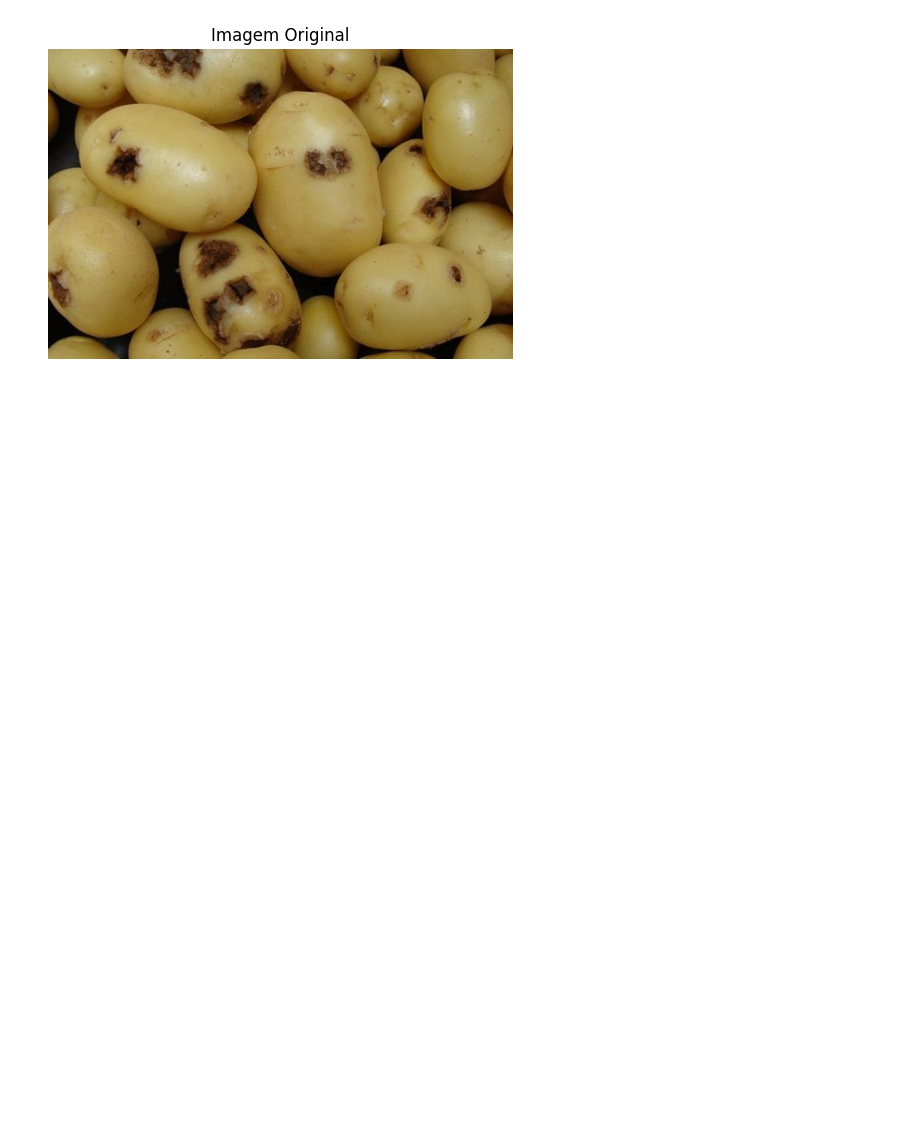
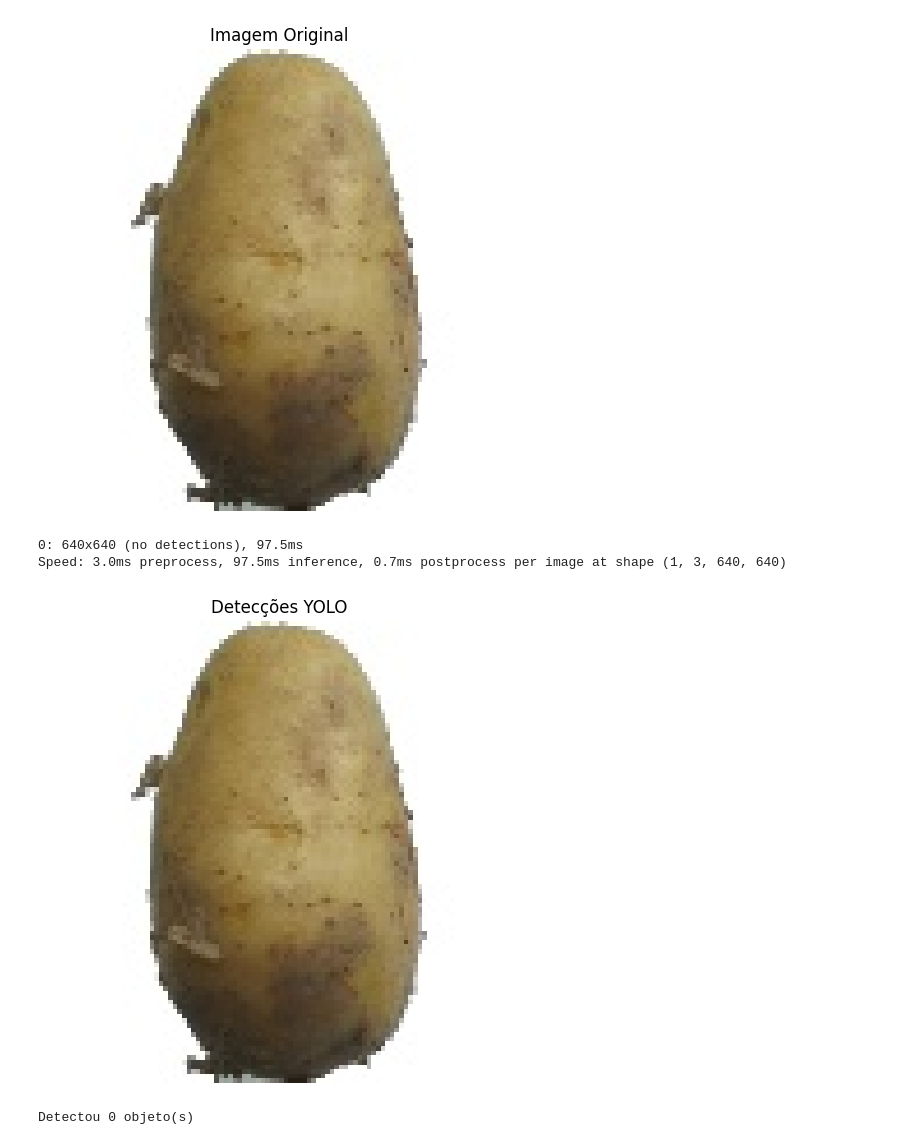
Before and after one commit to brenobmoreira/contagem-defeitos-batatas, a Jupyter notebook: main.ipynb, the cells around one changed output. Cells and saved outputs as stored; diff of their text form; code cells hidden in the pictures; blank space fills up the shorter version.

Commit message:
yolo

```diff
--- a/main.ipynb
+++ b/main.ipynb
@@ -2,6 +2,7 @@
 import cv2
 import numpy as np
 import matplotlib.pyplot as plt
+from ultralytics import YOLO
 
 # Função auxiliar para exibir imagens no notebook
 def show(img, title='', cmap=None):
@@ -13,17 +14,38 @@ def show(img, title='', cmap=None):
     plt.title(title)
     plt.axis('off')
     plt.show()
+
+model = YOLO('best.pt')
 # %%
 # img_path = 'sarna-comum-batata.jpg'
-img_path = 'batata_ruim.jpeg'
+# img_path = 'batata_ruim.jpeg'
+
+img_path = 'freshPotato (377).jpg'
 
 img_bgr = cv2.imread(img_path)
 if img_bgr is None:
     raise FileNotFoundError(f"Imagem não encontrada: {img_path}")
 
 show(img_bgr, "Imagem Original")
+results = model(img_path)
+
+# Mostrar imagem com detecções
+annotated = results[0].plot()
+show(annotated, "Detecções YOLO")
+
+# Imprimir detalhes
+for r in results:
+    print(f"Detectou {len(r.boxes)} objeto(s)")
+    for box in r.boxes:
+        cls = int(box.cls[0])
+        conf = float(box.conf[0])
+        print(f"  - Classe: {r.names[cls]}, Confiança: {conf:.2f}")
 # %% [output]
-[figure, old version]
+[figure, new version]
+0: 640x640 (no detections), 97.5ms
+Speed: 3.0ms preprocess, 97.5ms inference, 0.7ms postprocess per image at shape (1, 3, 640, 640)
+[figure, added]
+Detectou 0 objeto(s)
 # %%
 # pre processamento
 
```
Also changed, not shown: parts of 7 cells of this notebook, 2 other files.
